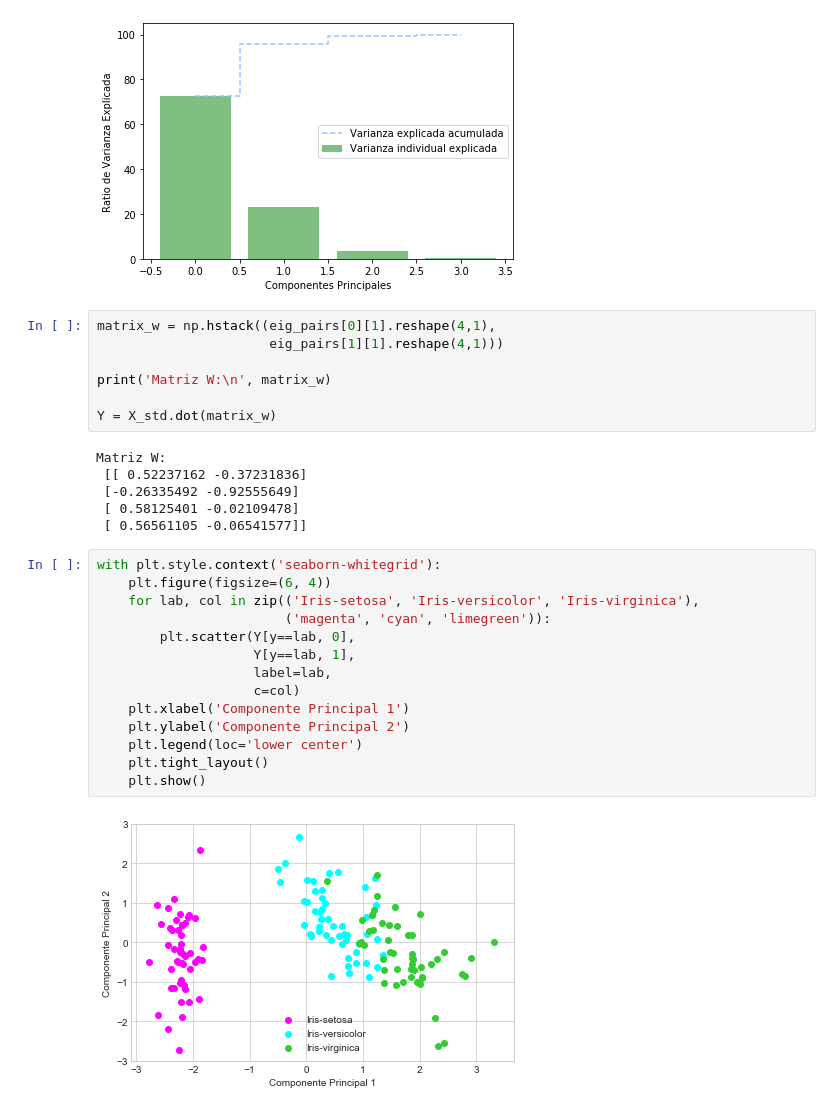
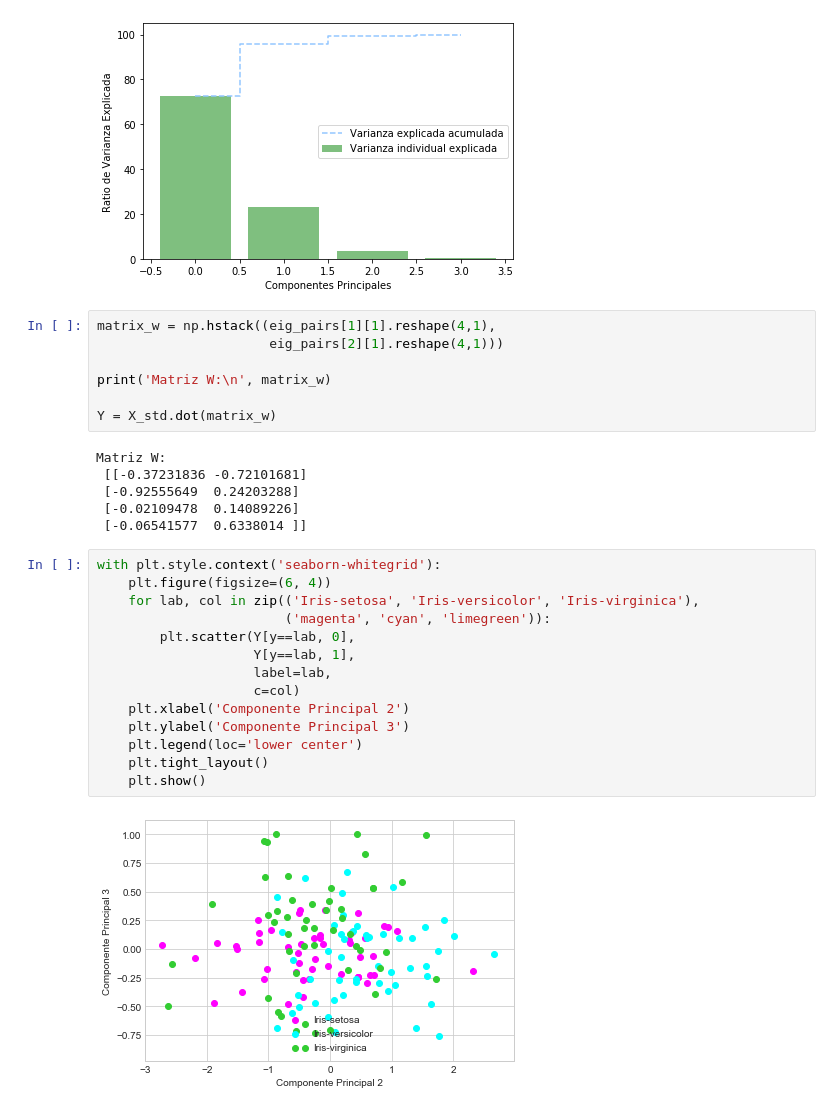
Before and after one commit to Adrian-Garcia/Machine-Learning, a Jupyter notebook: 2nd Partial/PCA Visualization.ipynb, the cells around one changed output. Drawn from its saved outputs; the diff is of its cells as text.

Commit message:
Added PCA visualization

```diff
--- a/2nd Partial/PCA Visualization.ipynb
+++ b/2nd Partial/PCA Visualization.ipynb
@@ -79,31 +79,31 @@ with plt.style.context('seaborn-pastel'):
 # %% [output]
 [figure]
 # %%
-matrix_w = np.hstack((eig_pairs[0][1].reshape(4,1),
-                      eig_pairs[1][1].reshape(4,1)))
+matrix_w = np.hstack((eig_pairs[1][1].reshape(4,1),
+                      eig_pairs[2][1].reshape(4,1)))
 
 print('Matriz W:\n', matrix_w)
 
 Y = X_std.dot(matrix_w)
 # %% [output]
 Matriz W:
- [[ 0.52237162 -0.37231836]
- [-0.26335492 -0.92555649]
- [ 0.58125401 -0.02109478]
- [ 0.56561105 -0.06541577]]
+ [[-0.37231836 -0.72101681]
+ [-0.92555649  0.24203288]
+ [-0.02109478  0.14089226]
+ [-0.06541577  0.6338014 ]]
 # %%
 with plt.style.context('seaborn-whitegrid'):
     plt.figure(figsize=(6, 4))
     for lab, col in zip(('Iris-setosa', 'Iris-versicolor', 'Iris-virginica'),
                         ('magenta', 'cyan', 'limegreen')):
         plt.scatter(Y[y==lab, 0],
                     Y[y==lab, 1],
                     label=lab,
                     c=col)
-    plt.xlabel('Componente Principal 1')
-    plt.ylabel('Componente Principal 2')
+    plt.xlabel('Componente Principal 2')
+    plt.ylabel('Componente Principal 3')
     plt.legend(loc='lower center')
     plt.tight_layout()
     plt.show()
 # %% [output]
-[figure, old version]
+[figure, new version]
```
